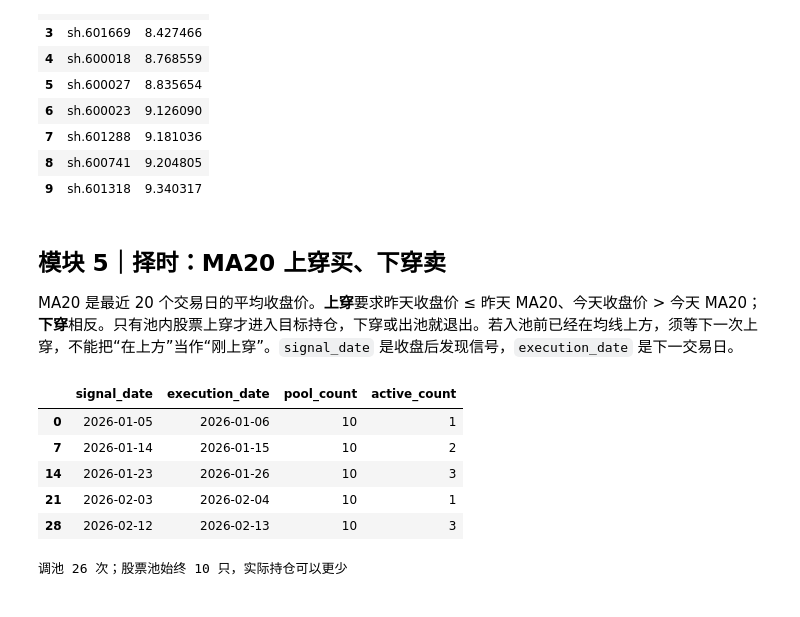
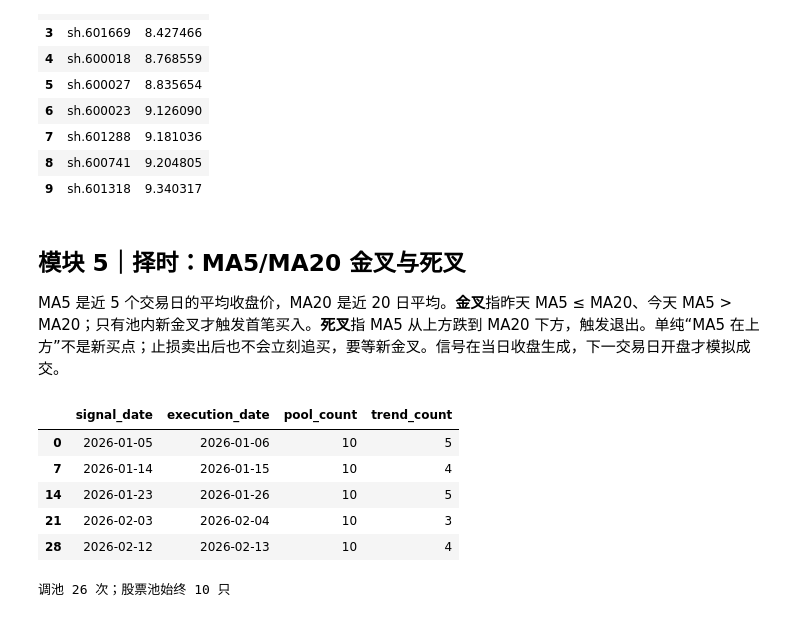
Before and after one commit to ZhengrongYue/MiniQuant, a Jupyter notebook: simple_framework.ipynb, the cells around one changed output. Cells and saved outputs as stored; diff of their text form; code cells hidden in the pictures.

```diff
--- a/simple_framework.ipynb
+++ b/simple_framework.ipynb
@@ -24,8 +24,16 @@ from IPython.display import display, Image as NotebookImage
 DATA = Path('data/private')
 DATA.mkdir(parents=True, exist_ok=True)
 START_DATE, FIRST_DAY, END_DATE = '2025-12-01', '2026-01-05', '2026-09-30'
-POOL_SIZE, PE_LOWER, PE_UPPER, MA_WINDOW = 10, 8.0, 30.0, 20
-COST_BPS = 10  # 单边 10 基点 = 0.1%
+POOL_SIZE, PE_LOWER, PE_UPPER = 10, 8.0, 30.0
+MA_FAST, MA_SLOW, ATR_WINDOW = 5, 20, 14
+INITIAL_CASH = 100_000.0
+COMMISSION_RATE, MIN_COMMISSION = 0.0003, 5.0   # 券商万三；每笔佣金最低 5 元
+STAMP_DUTY_RATE = 0.0005                       # 2026 年卖出印花税：万分之五
+TRANSFER_RATE = 0.00001                        # 过户费双边：十万分之一
+TOTAL_RISK, NAME_RISK, MAX_NAME_WEIGHT = 0.01, 0.002, 0.10
+RISK_BUFFER = 0.95  # 下单时只用 95% 的组合风险预算，给费用和净值波动留余量
+INITIAL_STOP, ARM_GAIN, TRAIL_BACK = 0.03, 0.08, 0.03
+ATR_MULT, TRANCHES, ADD_EVERY = 2.0, 3, 2
 BAR_FIELDS = 'date,code,open,high,low,close,volume,amount,tradestatus,peTTM,isST'
 REPORT_DATES = ('2025-09-30', '2025-12-31', '2026-03-31', '2026-06-30')
 EASTMONEY_API = 'https://datacenter-web.eastmoney.com/api/data/v1/get'
@@ -295,7 +311,7 @@ def select_pool(day_bars: pd.DataFrame, reports: pd.DataFrame, day: pd.Timestamp
         & (day_bars["tradestatus"] == 1)
         & (day_bars["volume"] > 0)
         & (day_bars["isST"] == 0)
-        & day_bars["ma"].notna()
+        & day_bars["slow_ma"].notna()
         & day_bars["code"].str[-6:].isin(report_codes)
     ].sort_values(["peTTM", "code"])
     chosen = eligible.head(size)
@@ -324,51 +340,47 @@ display(first_pool.reset_index(drop=True))
 | 8 | sh.600741 | 9.204805 |
 | 9 | sh.601318 | 9.340317 |
 # %% [markdown]
-## 模块 5｜择时：MA20 上穿买、下穿卖
+## 模块 5｜择时：MA5/MA20 金叉与死叉
 
-MA20 是最近 20 个交易日的平均收盘价。**上穿**要求昨天收盘价 ≤ 昨天 MA20、今天收盘价 > 今天 MA20；**下穿**相反。只有池内股票上穿才进入目标持仓，下穿或出池就退出。若入池前已经在均线上方，须等下一次上穿，不能把“在上方”当作“刚上穿”。`signal_date` 是收盘后发现信号，`execution_date` 是下一交易日。
+MA5 是近 5 个交易日的平均收盘价，MA20 是近 20 日平均。**金叉**指昨天 MA5 ≤ MA20、今天 MA5 > MA20；只有池内新金叉才触发首笔买入。**死叉**指 MA5 从上方跌到 MA20 下方，触发退出。单纯“MA5 在上方”不是新买点；止损卖出后也不会立刻追买，要等新金叉。信号在当日收盘生成，下一交易日开盘才模拟成交。
 # %%
-def build_decisions(bars, reports, benchmark, first="2026-01-05", every=7):
-    """At each close, update the 7-day PE pool and daily MA position state."""
-    dates = list(benchmark.loc[benchmark["date"] >= pd.Timestamp(first), "date"])
-    by_day = {day: frame for day, frame in bars.groupby("date", sort=False)}
-    pool: set[str] = set()
-    active: set[str] = set()
+def build_decisions(bars, reports, benchmark, first=FIRST_DAY, every=7):
+    """收盘信号：每 7 个交易日调池，MA5/MA20 金叉和死叉单独记录。"""
+    dates = list(benchmark.loc[benchmark.date >= pd.Timestamp(first), 'date'])
+    by_day = {day: frame for day, frame in bars.groupby('date', sort=False)}
+    pool = set()
     records = []
-    for i, day in enumerate(dates[:-1]):  # last close has no next open in the snapshot
-        day_bars = by_day.get(day)
-        if day_bars is None:
-            raise ValueError(f"Missing all stock bars on {day.date()}")
+    for i, day in enumerate(dates[:-1]):
+        today = by_day[day]
         rebalance = i % every == 0
         eligible_count = None
         if rebalance:
-            pool_list, eligible_count = select_pool(day_bars, reports, day)
-            pool = set(pool_list)
-        down = set(day_bars.loc[day_bars["cross_down"], "code"])
-        up = set(day_bars.loc[day_bars["cross_up"], "code"])
-        active = (active & pool) - down
-        active |= up & pool
+            chosen, eligible_count = select_pool(today, reports, day)
+            pool = set(chosen)
+        golden = set(today.loc[today.golden_cross, 'code']) & pool
+        death = set(today.loc[today.dead_cross, 'code'])
+        trend = set(today.loc[today.fast_ma > today.slow_ma, 'code']) & pool
         records.append({
-            "signal_date": day, "execution_date": dates[i + 1],
-            "rebalance": rebalance, "eligible_count": eligible_count,
-            "pool_count": len(pool), "active_count": len(active),
-            "pool": frozenset(pool), "active": frozenset(active),
+            'signal_date': day, 'execution_date': dates[i + 1], 'rebalance': rebalance,
+            'eligible_count': eligible_count, 'pool_count': len(pool),
+            'trend_count': len(trend), 'pool': frozenset(pool),
+            'golden': frozenset(golden), 'death': frozenset(death),
         })
     return pd.DataFrame(records)
 
 
 decisions = build_decisions(bars, reports, benchmark, first=FIRST_DAY, every=7)
 display(decisions.loc[decisions.rebalance,
-                      ['signal_date', 'execution_date', 'pool_count', 'active_count']].head(5))
-print(f'调池 {int(decisions.rebalance.sum())} 次；股票池始终 10 只，实际持仓可以更少')
+                      ['signal_date', 'execution_date', 'pool_count', 'trend_count']].head(5))
+print(f'调池 {int(decisions.rebalance.sum())} 次；股票池始终 10 只')
 assert decisions.pool_count.eq(10).all()
 assert (decisions.execution_date > decisions.signal_date).all()
 # %% [output]
-|  | signal_date | execution_date | pool_count | active_count |
-| 0 | 2026-01-05 | 2026-01-06 | 10 | 1 |
-| 7 | 2026-01-14 | 2026-01-15 | 10 | 2 |
-| 14 | 2026-01-23 | 2026-01-26 | 10 | 3 |
-| 21 | 2026-02-03 | 2026-02-04 | 10 | 1 |
-| 28 | 2026-02-12 | 2026-02-13 | 10 | 3 |
+|  | signal_date | execution_date | pool_count | trend_count |
+| 0 | 2026-01-05 | 2026-01-06 | 10 | 5 |
+| 7 | 2026-01-14 | 2026-01-15 | 10 | 4 |
+| 14 | 2026-01-23 | 2026-01-26 | 10 | 5 |
+| 21 | 2026-02-03 | 2026-02-04 | 10 | 3 |
+| 28 | 2026-02-12 | 2026-02-13 | 10 | 4 |
-调池 26 次；股票池始终 10 只，实际持仓可以更少
+调池 26 次；股票池始终 10 只
 # %% [markdown]
```
Also changed, not shown: parts of 12 cells of this notebook, 2 other files.
